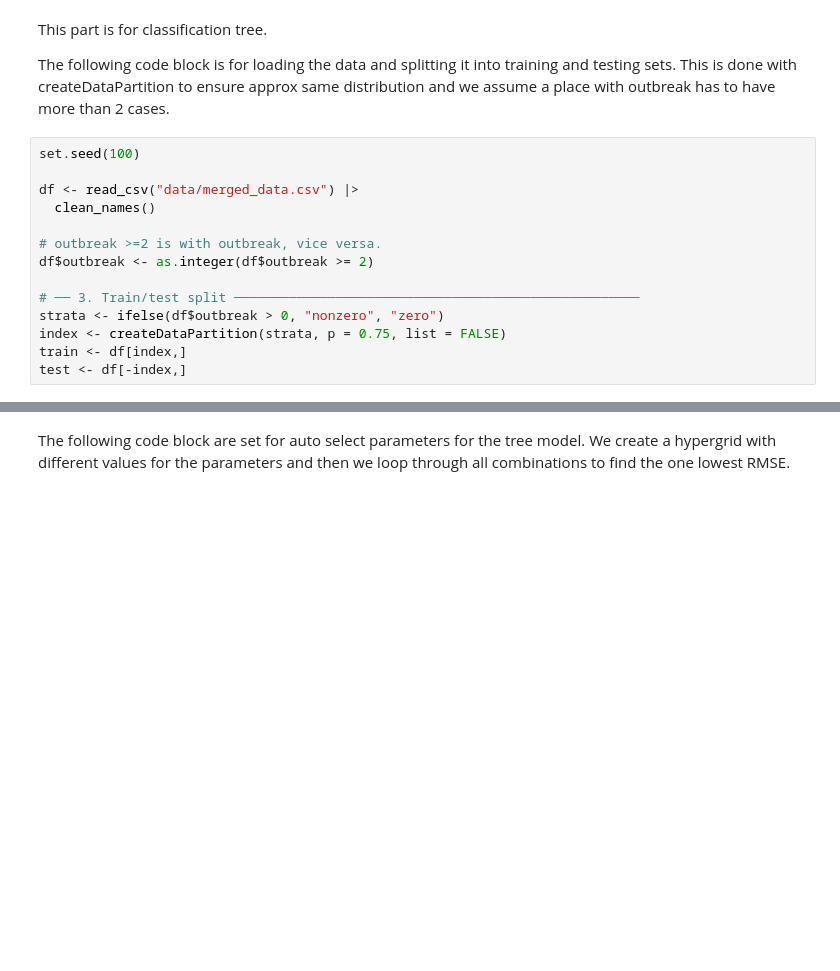
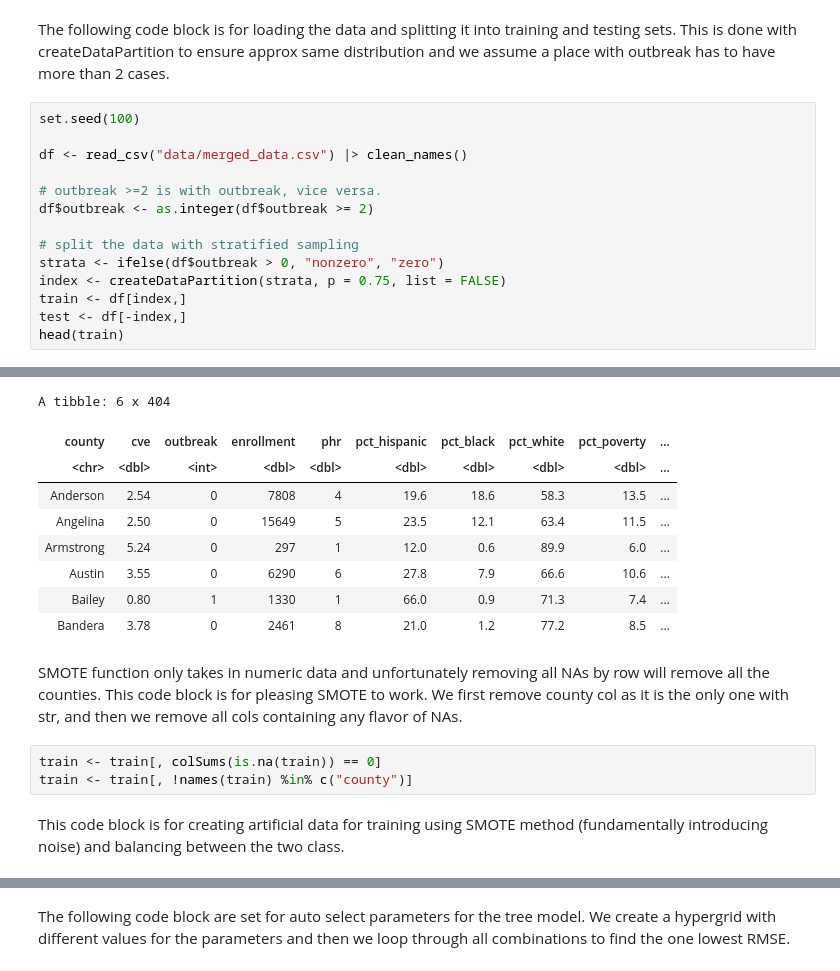
Before and after one commit to aichacamara/Measles-Outbreak-and-Public-Policy-Reluctance, a Jupyter notebook: 2026SU/classfication_tree.ipynb, the cells around one changed output, grey strips where cells are left out. Drawn from its saved outputs; the diff is of its cells as text; blank space fills up the shorter version.

```diff
--- a/2026SU/classfication_tree.ipynb
+++ b/2026SU/classfication_tree.ipynb
@@ -20,21 +19,19 @@ Die folgenden Objekte sind maskiert von 'package:stats':
 # %% [markdown]
-This part is for classification tree.
-
 The following code block is for loading the data and splitting it into training and testing sets. This is done with createDataPartition to ensure approx same distribution and we assume a place with outbreak has to have more than 2 cases.
 # %%
 set.seed(100)
 
-df <- read_csv("data/merged_data.csv") |>
-  clean_names()
+df <- read_csv("data/merged_data.csv") |> clean_names()
 
 # outbreak >=2 is with outbreak, vice versa.
 df$outbreak <- as.integer(df$outbreak >= 2)
 
-# ── 3. Train/test split ────────────────────────────────────────────────────
+# split the data with stratified sampling
 strata <- ifelse(df$outbreak > 0, "nonzero", "zero")
 index <- createDataPartition(strata, p = 0.75, list = FALSE)
 train <- df[index,]
 test <- df[-index,]
+head(train)
 # %% [output]
 Rows: 254 Columns: 404
 -- Column specification --------------------------------------------------------
@@ -55,0 +45,16 @@ Warning message in FUN(X[[i]], ...):
+A tibble: 6 x 404
+| county | cve | outbreak | enrollment | phr | pct_hispanic | pct_black | pct_white | pct_poverty | ... |
+| <chr> | <dbl> | <int> | <dbl> | <dbl> | <dbl> | <dbl> | <dbl> | <dbl> | ... |
+| Anderson | 2.54 | 0 | 7808 | 4 | 19.6 | 18.6 | 58.3 | 13.5 | ... |
+| Angelina | 2.50 | 0 | 15649 | 5 | 23.5 | 12.1 | 63.4 | 11.5 | ... |
+| Armstrong | 5.24 | 0 | 297 | 1 | 12.0 | 0.6 | 89.9 | 6.0 | ... |
+| Austin | 3.55 | 0 | 6290 | 6 | 27.8 | 7.9 | 66.6 | 10.6 | ... |
+| Bailey | 0.80 | 1 | 1330 | 1 | 66.0 | 0.9 | 71.3 | 7.4 | ... |
+| Bandera | 3.78 | 0 | 2461 | 8 | 21.0 | 1.2 | 77.2 | 8.5 | ... |
+# %% [markdown]
+SMOTE function only takes in numeric data and unfortunately removing all NAs by row will remove all the counties. This code block is for pleasing SMOTE to work. We first remove county col as it is the only one with str, and then we remove all cols containing any flavor of NAs.
+# %%
+train <- train[, colSums(is.na(train)) == 0]
+train <- train[, !names(train) %in% c("county")]
+# %% [markdown]
+This code block is for creating artificial data for training using SMOTE method (fundamentally introducing noise) and balancing between the two class.
```
Also changed, not shown: parts of 20 cells of this notebook, 3 other files.
